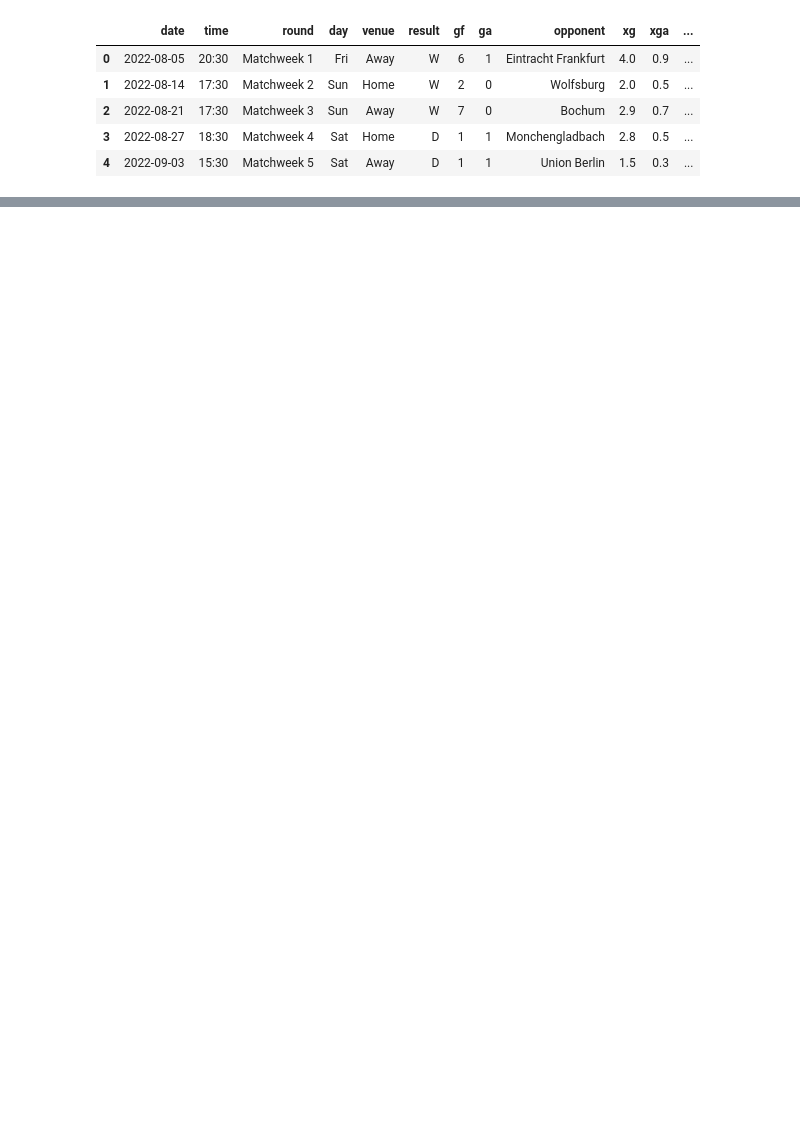
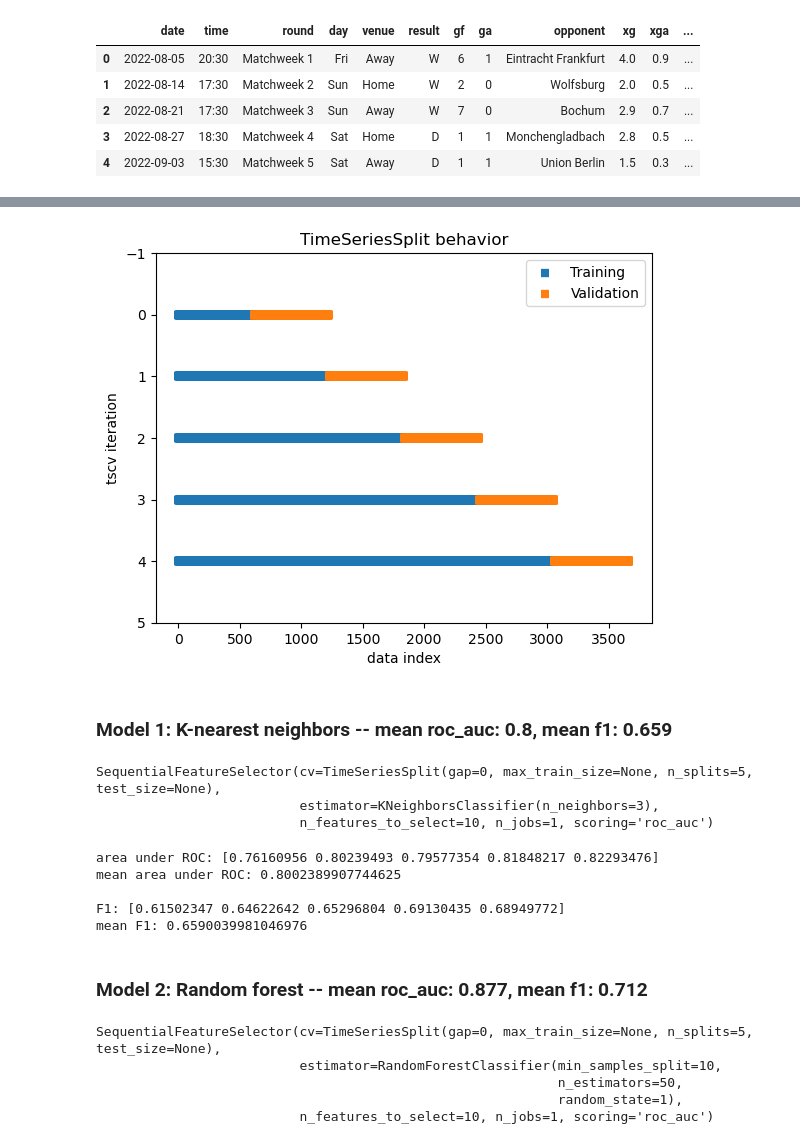
Before and after one commit to seckinadali/Predicting-Bundesliga, a Jupyter notebook: predict.ipynb, the cells around one changed output, grey strips where cells are left out. Cells and saved outputs as stored; diff of their text form; code cells hidden in the pictures; blank space fills up the shorter version.

Commit message:
Add ridge classifier, support vector classifier and time series cross validation

```diff
--- a/predict.ipynb
+++ b/predict.ipynb
@@ -370,0 +187,6 @@ The accuracy and precision of our k-nearest neighbors model is not as good as th
+# %%
+cols = ['sh', 'sot', 'dist', 'fk', 'pk', 'pkatt', 'sota', 'saves', 'pka',
+       'pksv', 'cmp', 'att', 'totdist', 'prgdist', 'live', 'dead', 'tb', 'sw',
+       'crs', 'ti', 'ck']
+
+predictors = ['venue_code', 'opp_code', 'hour', 'day_code'] + cols
@@ -370,0 +197,19 @@ The accuracy and precision of our k-nearest neighbors model is not as good as th
+# %%
+X = df[predictors]
+y = df['target']
+
+tscv = TimeSeriesSplit(n_splits=5)
+
+fig, ax = plt.subplots()
+for ii, (tr, tt) in enumerate(tscv.split(X, y)):
+    l1 = ax.scatter(tr, [ii] * len(tr), c='tab:blue',
+                    marker='_', lw=6)
+    l2 = ax.scatter(tt, [ii] * len(tt), c='tab:orange',
+                    marker='_', lw=6)
+ax.set(ylim=[5, -1],
+       title='TimeSeriesSplit behavior',
+       xlabel='data index', ylabel='tscv iteration')
+ax.legend([l1, l2], ['Training', 'Validation'])
+plt.show()
+# %% [output]
+[figure, added]
@@ -370,0 +223,46 @@ The accuracy and precision of our k-nearest neighbors model is not as good as th
+# %% [markdown]
+### Model 1: K-nearest neighbors -- mean roc_auc: 0.8, mean f1: 0.659
+# %%
+knn = KNeighborsClassifier(n_neighbors=3)
+sfs = SequentialFeatureSelector(knn,
+                                n_features_to_select=10,
+                                direction="forward",
+                                cv=tscv,
+                                scoring='roc_auc',
+                                n_jobs=1
+                               )
+sfs.fit(X, y)
+# %% [output]
+SequentialFeatureSelector(cv=TimeSeriesSplit(gap=0, max_train_size=None, n_splits=5, test_size=None),
+                          estimator=KNeighborsClassifier(n_neighbors=3),
+                          n_features_to_select=10, n_jobs=1, scoring='roc_auc')
+# %%
+predictors_knn = list(np.array(predictors)[sfs.get_support()])
+
+scores(knn, df[predictors_knn], df['target'])
+# %% [output]
+area under ROC: [0.76160956 0.80239493 0.79577354 0.81848217 0.82293476]
+mean area under ROC: 0.8002389907744625
+
+F1: [0.61502347 0.64622642 0.65296804 0.69130435 0.68949772]
+mean F1: 0.6590039981046976
+# %% [markdown]
+### Model 2: Random forest -- mean roc_auc: 0.877, mean f1: 0.712
+# %%
+rf = RandomForestClassifier(n_estimators=50,
+                            min_samples_split=10,
+                            random_state=1)
+sfs = SequentialFeatureSelector(rf,
+                                n_features_to_select=10,
+                                direction="forward",
+                                cv=tscv,
+                                scoring='roc_auc',
+                                n_jobs=1
+                               )
+sfs.fit(X, y)
+# %% [output]
+SequentialFeatureSelector(cv=TimeSeriesSplit(gap=0, max_train_size=None, n_splits=5, test_size=None),
+                          estimator=RandomForestClassifier(min_samples_split=10,
+                                                           n_estimators=50,
+                                                           random_state=1),
+                          n_features_to_select=10, n_jobs=1, scoring='roc_auc')
```
Also changed, not shown: parts of 49 cells of this notebook, 1 other file.
